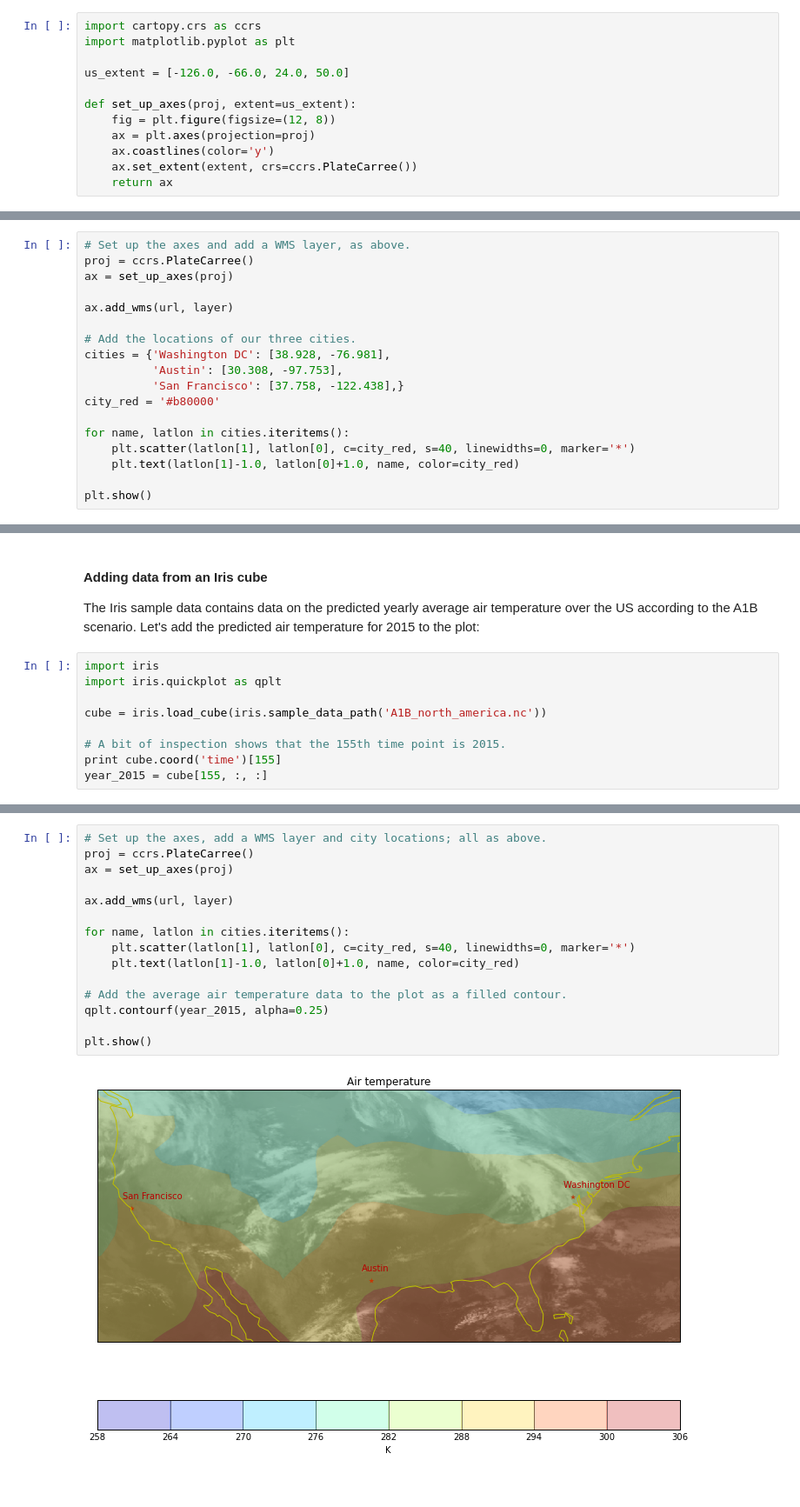
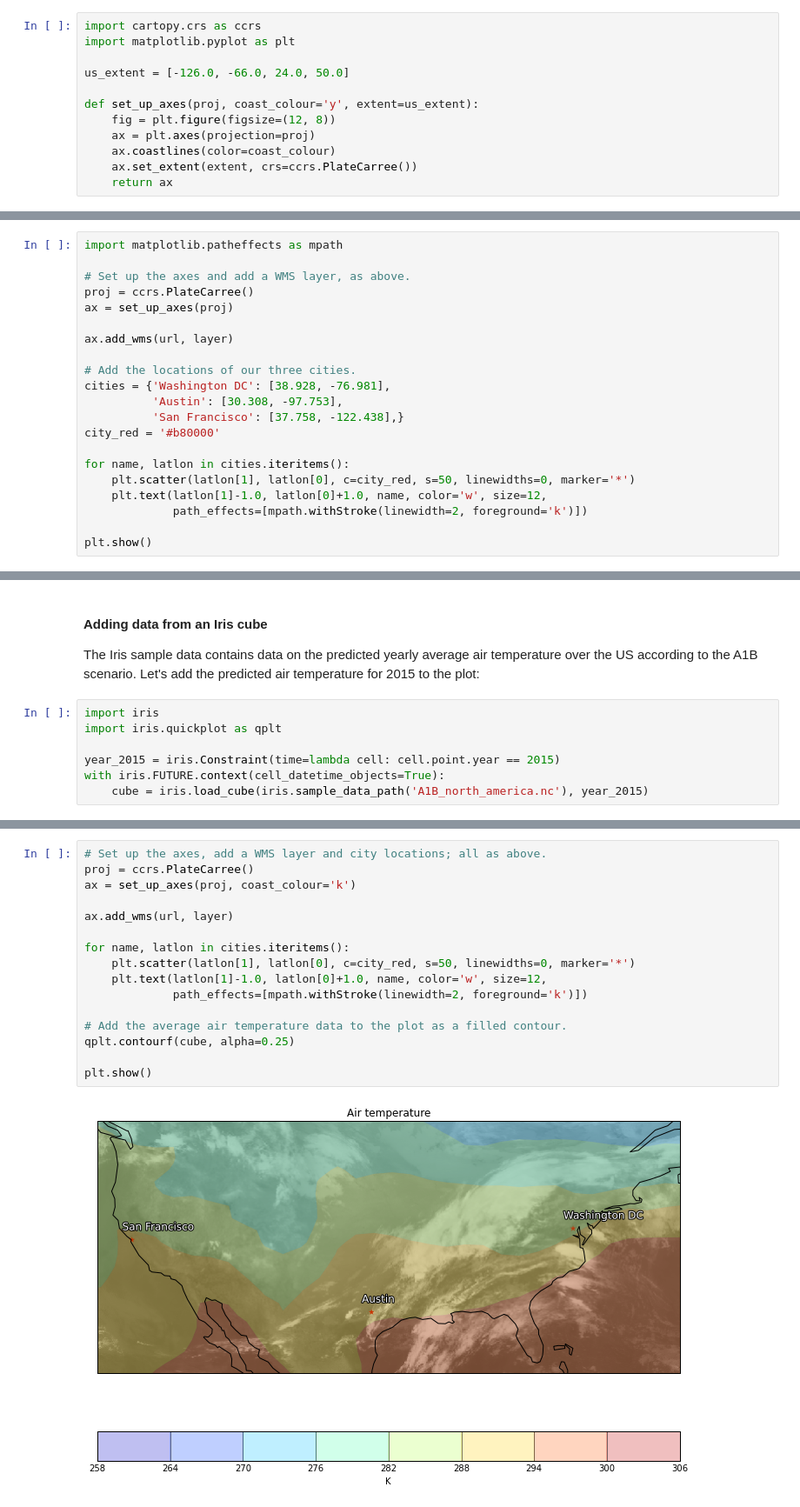
Before and after one commit to DPeterK/iris_example_code, a Jupyter notebook: plotting_wms_with_cartopy.ipynb, the cells around one changed output, grey strips where cells are left out. Shown at 87% size. Cells and saved outputs as stored; diff of their text form.

```diff
--- a/plotting_wms_with_cartopy.ipynb
+++ b/plotting_wms_with_cartopy.ipynb
@@ -67,9 +69,9 @@ import matplotlib.pyplot as plt
 
 us_extent = [-126.0, -66.0, 24.0, 50.0]
 
-def set_up_axes(proj, extent=us_extent):
+def set_up_axes(proj, coast_colour='y', extent=us_extent):
     fig = plt.figure(figsize=(12, 8))
     ax = plt.axes(projection=proj)
-    ax.coastlines(color='y')
+    ax.coastlines(color=coast_colour)
     ax.set_extent(extent, crs=ccrs.PlateCarree())
     return ax
@@ -91,6 +95,8 @@ We can add value to our plot above by adding data to it. For example, we can add
 
 Let's add the locations of three US cities to the plot, along with a text label of the city's name:
 # %%
+import matplotlib.patheffects as mpath
+
 # Set up the axes and add a WMS layer, as above.
 proj = ccrs.PlateCarree()
 ax = set_up_axes(proj)
@@ -104,8 +110,9 @@ cities = {'Washington DC': [38.928, -76.981],
 city_red = '#b80000'
 
 for name, latlon in cities.iteritems():
-    plt.scatter(latlon[1], latlon[0], c=city_red, s=40, linewidths=0, marker='*')
-    plt.text(latlon[1]-1.0, latlon[0]+1.0, name, color=city_red)
+    plt.scatter(latlon[1], latlon[0], c=city_red, s=50, linewidths=0, marker='*')
+    plt.text(latlon[1]-1.0, latlon[0]+1.0, name, color='w', size=12,
+             path_effects=[mpath.withStroke(linewidth=2, foreground='k')])
 
 plt.show()
 # %% [output]
@@ -118,8 +125,6 @@ The Iris sample data contains data on the predicted yearly average air temperatu
 import iris
 import iris.quickplot as qplt
 
-cube = iris.load_cube(iris.sample_data_path('A1B_north_america.nc'))
-
-# A bit of inspection shows that the 155th time point is 2015.
-print cube.coord('time')[155]
-year_2015 = cube[155, :, :]
+year_2015 = iris.Constraint(time=lambda cell: cell.point.year == 2015)
+with iris.FUTURE.context(cell_datetime_objects=True):
+    cube = iris.load_cube(iris.sample_data_path('A1B_north_america.nc'), year_2015)
@@ -128,20 +133,21 @@ DimCoord([2015-06-01 00:00:00], bounds=[[2014-12-01 00:00:00, 2015-12-01 00:00:0
 # %%
 # Set up the axes, add a WMS layer and city locations; all as above.
 proj = ccrs.PlateCarree()
-ax = set_up_axes(proj)
+ax = set_up_axes(proj, coast_colour='k')
 
 ax.add_wms(url, layer)
 
 for name, latlon in cities.iteritems():
-    plt.scatter(latlon[1], latlon[0], c=city_red, s=40, linewidths=0, marker='*')
-    plt.text(latlon[1]-1.0, latlon[0]+1.0, name, color=city_red)
+    plt.scatter(latlon[1], latlon[0], c=city_red, s=50, linewidths=0, marker='*')
+    plt.text(latlon[1]-1.0, latlon[0]+1.0, name, color='w', size=12,
+             path_effects=[mpath.withStroke(linewidth=2, foreground='k')])
 
 # Add the average air temperature data to the plot as a filled contour.
-qplt.contourf(year_2015, alpha=0.25)
+qplt.contourf(cube, alpha=0.25)
 
 plt.show()
 # %% [output]
-[figure, old version]
+[figure, new version]
 # %% [markdown]
 ### Transforming WMS layers ###
 
```
Also changed, not shown: parts of 9 cells of this notebook.
